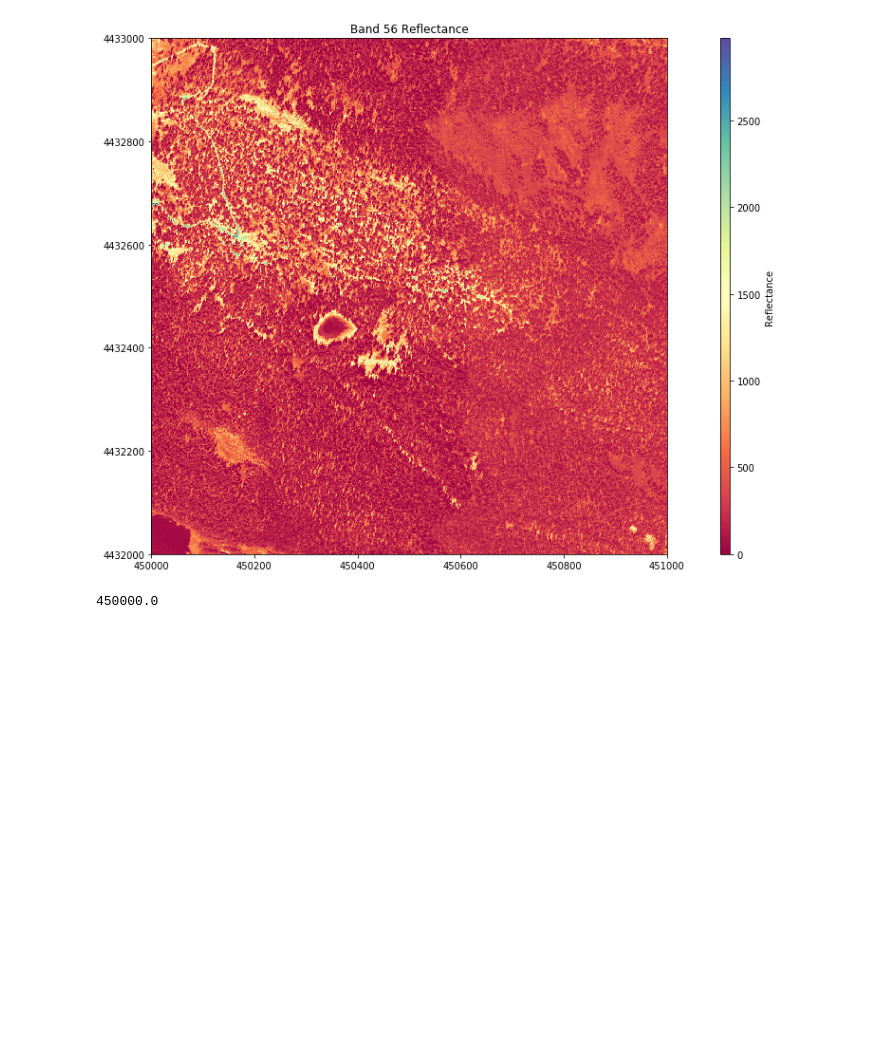
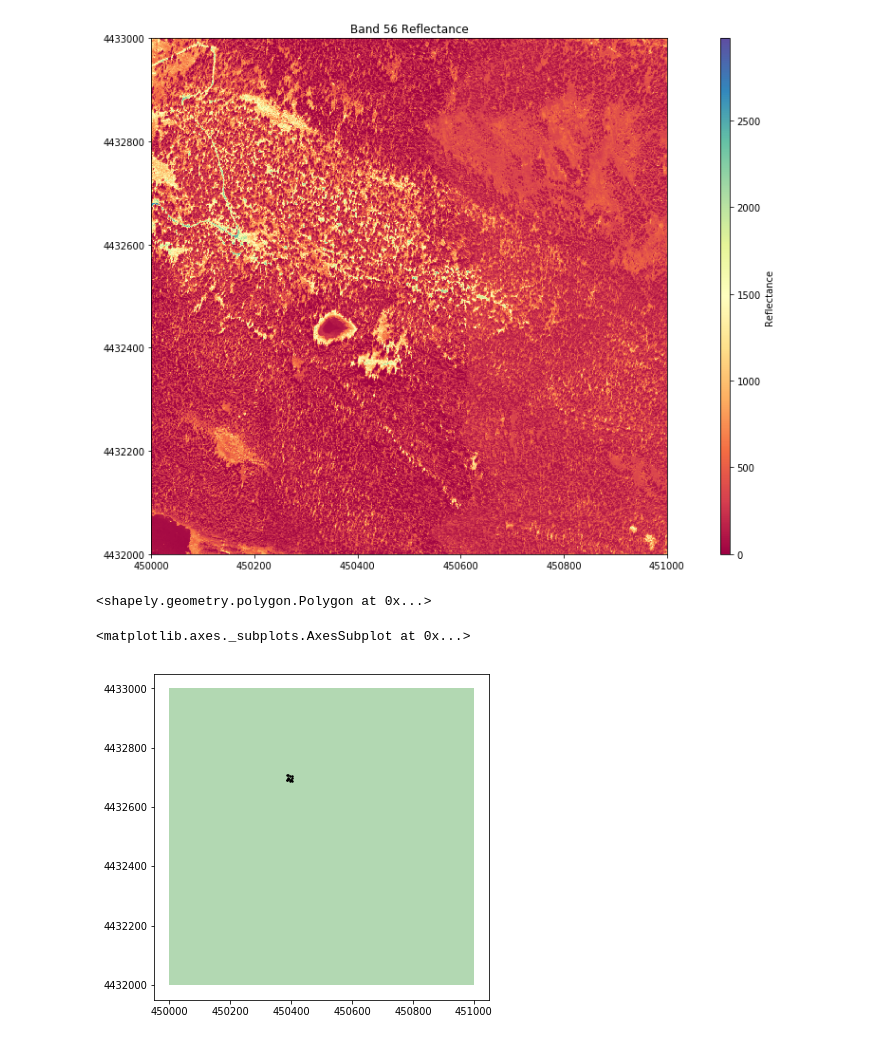
Before and after one commit to vscholl/jubilant-waffle, a Jupyter notebook: extract_spectra.ipynb, the cells around one changed output. Cells and saved outputs as stored; diff of their text form; code cells hidden in the pictures; blank space fills up the shorter version.

Commit message:
filtered the stems to find those within current hyperspectral tile

```diff
--- a/extract_spectra.ipynb
+++ b/extract_spectra.ipynb
@@ -45,4 +48,4 @@ shapefile crs:  {'init': 'epsg:32613'}
 mapped_stems.dtypes
 
 # add a new column with the geographic extent of each entry
-mapped_stems.loc[:,'xMin'] = None
+#mapped_stems.loc[:,'xMin'] = None
@@ -109,6 +123,10 @@ print('Map Info:\n', mapInfo.value)
 mapInfo_string = str(mapInfo.value) #convert to string
 mapInfo_split = mapInfo_string.split(",") #split the strings using the separator ","
 print(mapInfo_split)
+
+# CRS EPSG to set the CRS attribute of the current HS tile
+crs_epsg = refl['Metadata']['Coordinate_System']['EPSG Code']
+crs_epsg_string = 'epsg:'+ str(crs_epsg.value.decode("utf-8"))
 
 #Extract the resolution & convert to floating decimal number
 res = float(mapInfo_split[5]),float(mapInfo_split[6])
@@ -176,12 +193,24 @@ rotatexlabels = plt.setp(ax1.get_xticklabels(),rotation=270) #rotate x tick labe
 # %%
 # filter the stems for those within the boundary of the current HS tile
 
+# create a polygon using the extent of the tile
 easting_list = [extDict['xMin'], extDict['xMax'], extDict['xMax'], extDict['xMin'], extDict['xMin']]
 northing_list = [extDict['yMin'], extDict['yMin'], extDict['yMax'], extDict['yMax'], extDict['yMin']]
 
-tile_boundary = geopandas.GeoDataFrame()
-stems_in_tile = mapped_stems[mapped_stems.geometry.within()]
+tile_poly = shapely.geometry.Polygon(zip(easting_list, northing_list))
+tile_boundary = gpd.GeoDataFrame(index=[0], crs={'init' : crs_epsg_string}, geometry=[tile_poly])
+
+tile_poly
+# %% [output]
+<shapely.geometry.polygon.Polygon at 0x...>
-# %%
-extDict['xMin']
-# %% [output]
-450000.0
+# %%
+# determine which mapped stems are within the current HS tile
+stems_in_tile = mapped_stems[mapped_stems.geometry.within(tile_poly)]
+
+
+f, ax = plt.subplots(1, figsize=(6, 6))
+tile_boundary.plot(alpha=0.3, facecolor='green', ax=ax)
+stems_in_tile.plot(facecolor='black',markersize=2, ax=ax)
+# %% [output]
+<matplotlib.axes._subplots.AxesSubplot at 0x...>
+[figure, added]
```
Also changed, not shown: parts of 8 cells of this notebook.
